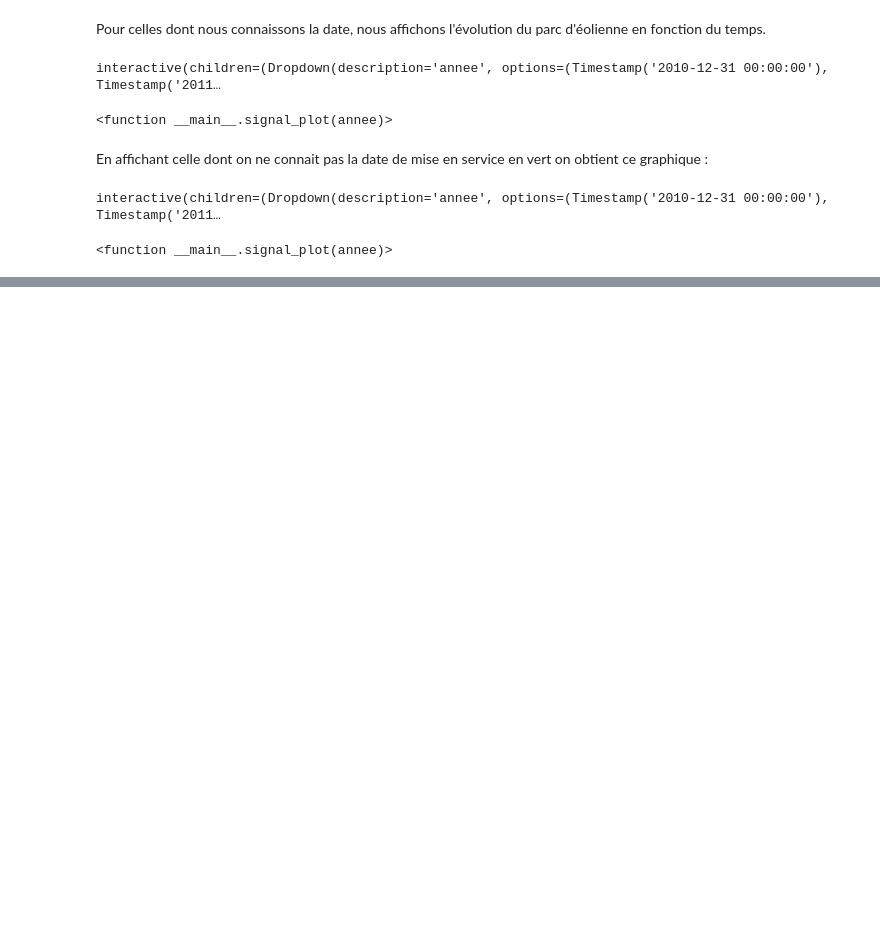
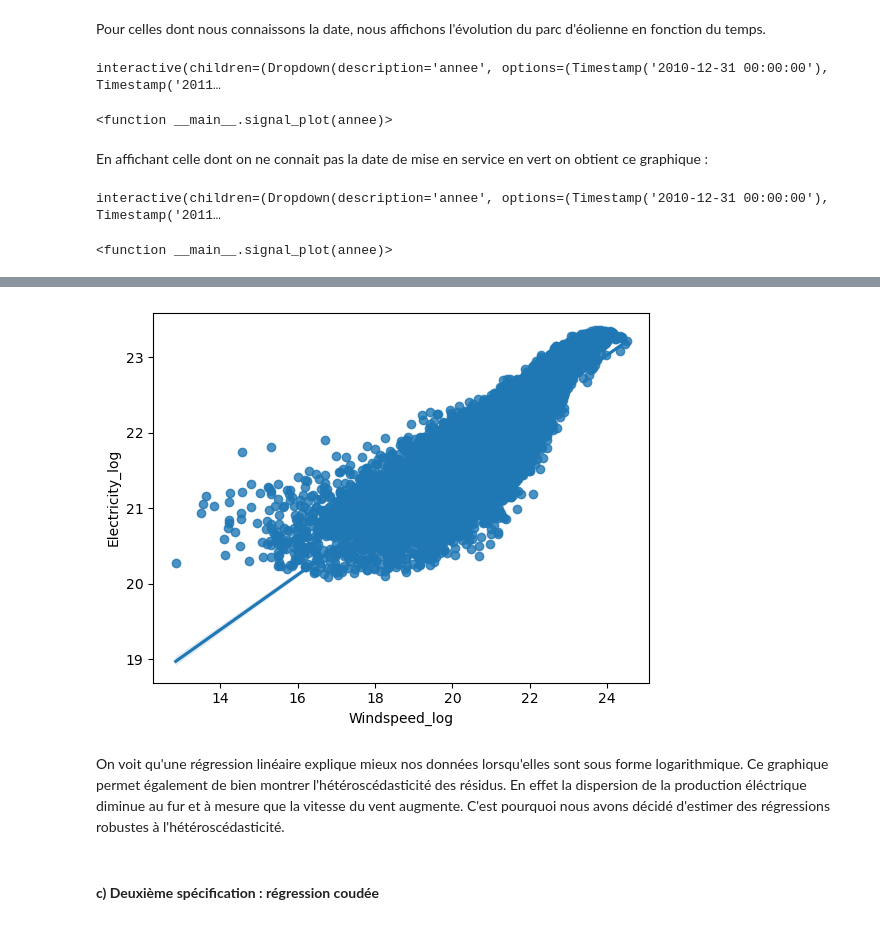
Before and after one commit to Basso42/Production-eolienne-ENSAE, a Jupyter notebook: ProjetPython.ipynb, the cells around one changed output, grey strips where cells are left out. Drawn from its saved outputs; the diff is of its cells as text; code cells hidden in the pictures; blank space fills up the shorter version.

```diff
--- a/ProjetPython.ipynb
+++ b/ProjetPython.ipynb
@@ -747,0 +1139,12 @@ Nous utilisons ensuite des modèles de machine learning plus performants pour d
+# %%
+#On importe le package nécessaire
+import numpy as np
+
+#On passe les données de production éléctrique au logarithme
+data['Electricity_log'] = np.log(data['Electricity'])
+# %%
+#On créer une autre base de données qui ne contient que les valeurs positives de vitesse de vent afin de ne pas avoir d'erreurs avec le logarithme
+data_log = data[data['Windspeed_cubed']>0]
+# %%
+#On crée ensuite de la même manière la variable de vitesse du vent au logarithme en divisant par trois pour retirer le cube
+data_log['Windspeed_log'] = np.log(data_log['Windspeed_cubed'])
@@ -747,0 +1186,9 @@ Nous utilisons ensuite des modèles de machine learning plus performants pour d
+# %%
+#On affiche le graphique de l'équation (2)
+plot = plot_linear_regression(data_log, "Electricity_log", "Windspeed_log")
+# %% [output]
+[figure, added]
+# %% [markdown]
+On voit qu'une régression linéaire explique mieux nos données lorsqu'elles sont sous forme logarithmique. Ce graphique permet également de bien montrer l'hétéroscédasticité des résidus. En effet la dispersion de la production éléctrique diminue au fur et à mesure que la vitesse du vent augmente. C'est pourquoi nous avons décidé d'estimer des régressions robustes à l'hétéroscédasticité.
+# %% [markdown]
+#### **c) Deuxième spécification : régression coudée**
```
Also changed, not shown: parts of 95 cells of this notebook.
